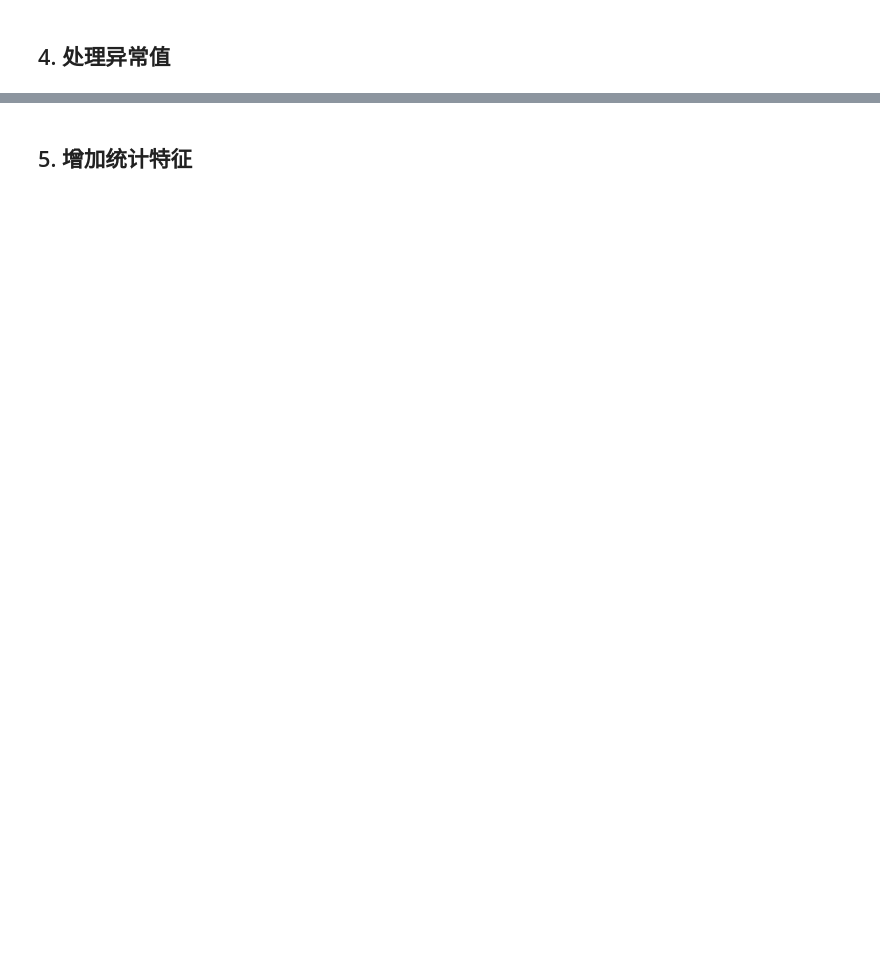
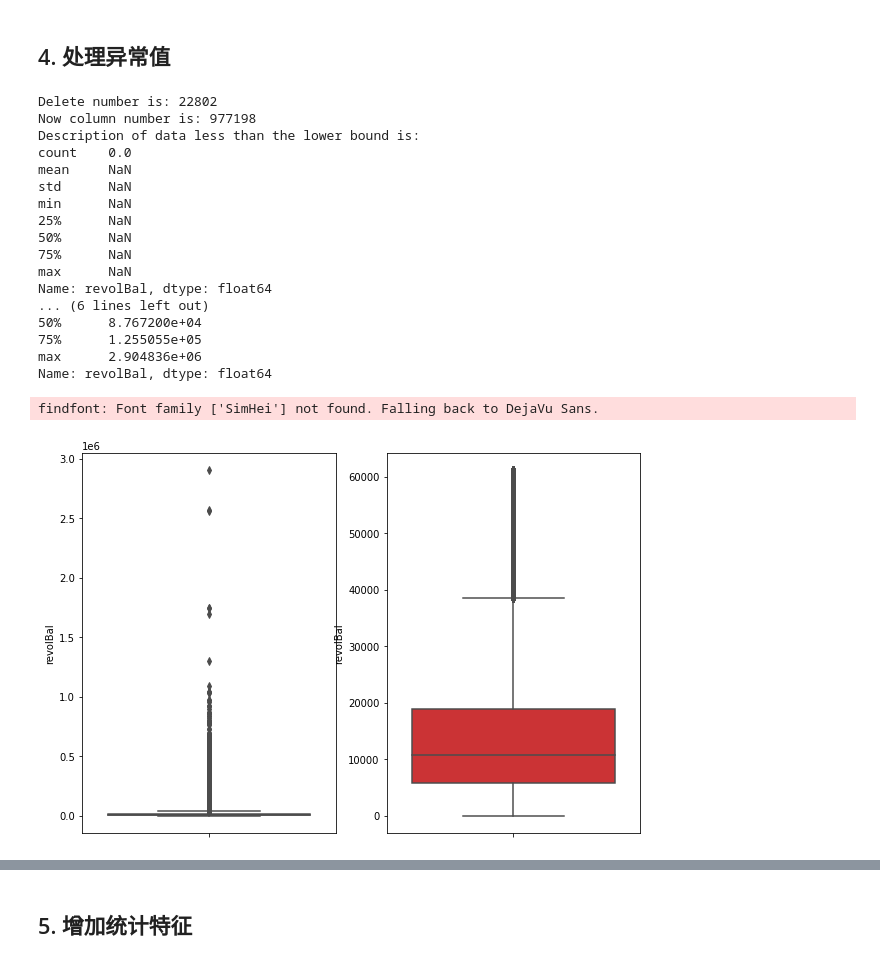
Before and after one commit to frankxiao008/financial_risk_analysis, a Jupyter notebook: task03.ipynb, the cells around one changed output, grey strips where cells are left out. Drawn from its saved outputs; the diff is of its cells as text; code cells hidden in the pictures; blank space fills up the shorter version.

```diff
--- a/task03.ipynb
+++ b/task03.ipynb
@@ -29,7 +29,7 @@ import pickle as cPickle
 # %% [markdown]
 ## 1. 读取数据
 # %%
-train = pd.read_csv('../source_data/train.csv')
-test = pd.read_csv('../source_data/testA.csv')
+train = pd.read_csv('./train.csv')
+test = pd.read_csv('./testA.csv')
 train.shape + test.shape
 # %% [output]
@@ -115,7 +116,8 @@ n5 and n10 = 0.51
 n2和n9相关系数0.98，因此去掉n9, 再合并测试集和训练集做特征工程。
 # %%
-train.drop(['n2.1','n9','n10'], axis=1, inplace=True)
-test.drop(['n2.1','n2.2', 'n2.3','n9','n10'], axis=1, inplace=True)
+train.drop(["n9"], axis=1, inplace=True)
+train.drop('n10', axis=1, inplace=True)
+test.drop(['n9','n10'], axis=1, inplace=True)
 data = pd.concat([train, test], ignore_index=True)
 data.columns
 # %% [output]
@@ -215,31 +251,51 @@ def outliers_proc(data, col_name, scale=3):
         iqr = box_scale * (data_ser.quantile(0.75) - data_ser.quantile(0.25))
         val_low = data_ser.quantile(0.25) - iqr
         val_up = data_ser.quantile(0.75) + iqr
         rule_low = (data_ser < val_low)
         rule_up = (data_ser > val_up)
         return (rule_low, rule_up), (val_low, val_up)
 
     data_n = data.copy()
     data_series = data_n[col_name]
     rule, value = box_plot_outliers(data_series, box_scale=scale)
     index = np.arange(data_series.shape[0])[rule[0] | rule[1]]
     print("Delete number is: {}".format(len(index)))
     data_n = data_n.drop(index)
     data_n.reset_index(drop=True, inplace=True)
     print("Now column number is: {}".format(data_n.shape[0]))
     index_low = np.arange(data_series.shape[0])[rule[0]]
     outliers = data_series.iloc[index_low]
     print("Description of data less than the lower bound is:")
     print(pd.Series(outliers).describe())
     index_up = np.arange(data_series.shape[0])[rule[1]]
     outliers = data_series.iloc[index_up]
     print("Description of data larger than the upper bound is:")
     print(pd.Series(outliers).describe())
 
     fig, ax = plt.subplots(1, 2, figsize=(10, 7))
     sns.boxplot(y=data[col_name], data=data, palette="Set1", ax=ax[0])
     sns.boxplot(y=data_n[col_name], data=data_n, palette="Set1", ax=ax[1])
     return data_n
 
 # 删掉一些异常数据，但是要注意 test 的数据不能删
-# data = outliers_proc(data, 'revolBal', scale=3)
+data = outliers_proc(data, 'revolBal', scale=3)
+# %% [output]
+Delete number is: 22802
+Now column number is: 977198
+Description of data less than the lower bound is:
+count    0.0
+mean     NaN
+std      NaN
+min      NaN
+25%      NaN
+50%      NaN
+75%      NaN
+max      NaN
+Name: revolBal, dtype: float64
+... (6 lines left out)
+50%      8.767200e+04
+75%      1.255055e+05
+max      2.904836e+06
+Name: revolBal, dtype: float64
+findfont: Font family ['SimHei'] not found. Falling back to DejaVu Sans.
+[figure, added]
```
Also changed, not shown: parts of 19 cells of this notebook.
